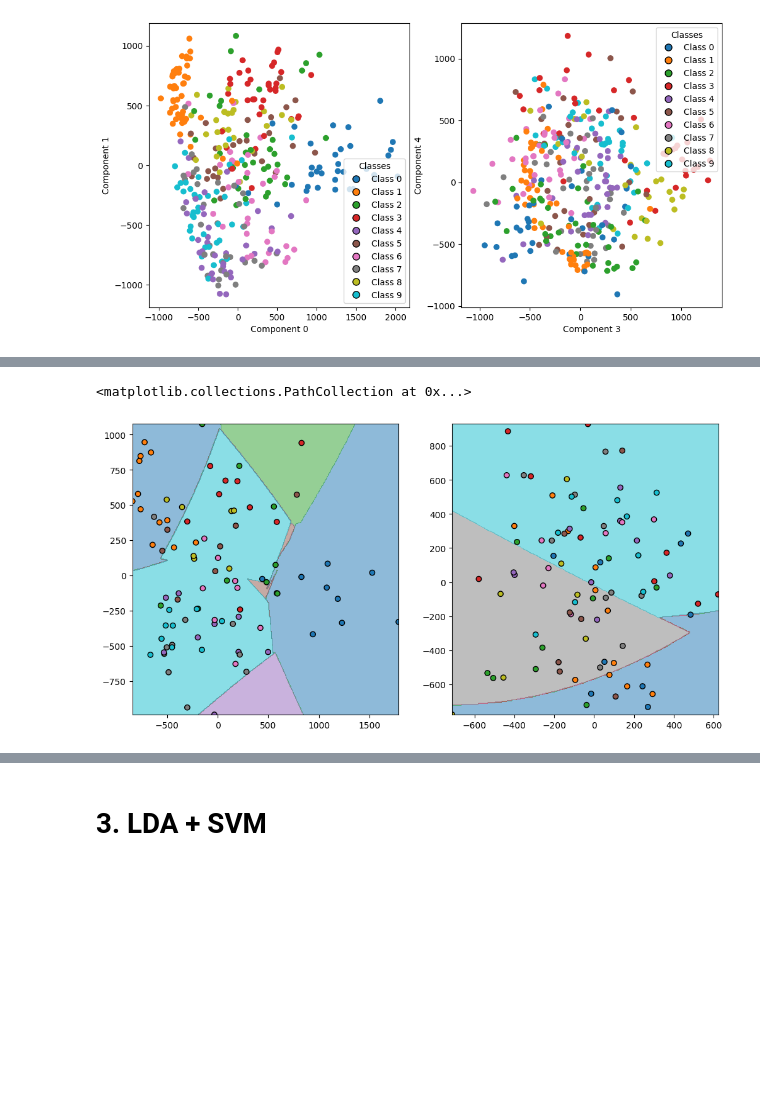
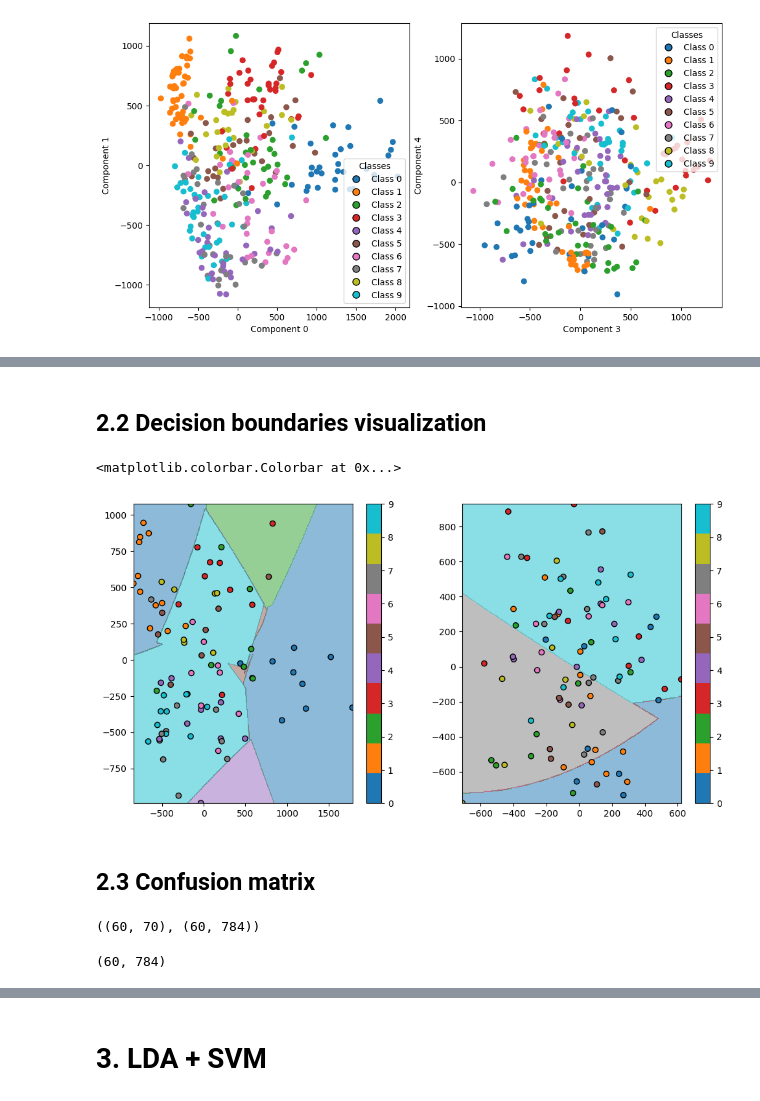
Before and after one commit to pribylr/ml-svm, a Jupyter notebook: svm.ipynb, the cells around one changed output, grey strips where cells are left out. Drawn from its saved outputs; the diff is of its cells as text; code cells hidden in the pictures; blank space fills up the shorter version.

```diff
--- a/svm.ipynb
+++ b/svm.ipynb
@@ -197,15 +192,0 @@ baseline = data_viz2.mean(axis=0)
-# %%
-f1_min, f1_max = data_viz2[:, feat1].min() - 1, data_viz2[:, feat1].max() + 1
-f2_min, f2_max = data_viz2[:, feat2].min() - 1, data_viz2[:, feat2].max() + 1
-# %%
-num_points = 400  # resolution of the grid
-f1_values = np.linspace(f1_min, f1_max, num_points)
-f2_values = np.linspace(f2_min, f2_max, num_points)
-f1_grid, f2_grid = np.meshgrid(f1_values, f2_values)
-# %%
-grid_points = np.tile(baseline, (num_points * num_points, 1))  # shape = (num_points^2, 70)
-grid_points[:, feat1] = f1_grid.ravel()
-grid_points[:, feat2] = f2_grid.ravel()
-# %%
-Z = svm_viz2.predict(grid_points)
-Z = Z.reshape(f1_grid.shape)
@@ -223,3 +193,5 @@ plt.show()
+# %% [markdown]
+## 2.2 Decision boundaries visualization
 # %%
 pca_model = best_model_pca.named_steps['pca']
 pca_boundary_data = pca_model.transform(Xval)
@@ -250,13 +221,18 @@ f1_grid_2, f2_grid_2, Z_2 = get_data_decision_boundary(ax2_feature1, ax2_feature
 # %%
 fig = plt.figure(figsize=(12,6))
 ax1 = fig.add_subplot(121)
 ax2 = fig.add_subplot(122)
 
 ax1.contourf(f1_grid_1, f2_grid_1, Z_1, alpha=0.5, cmap=plt.cm.tab10)
 ax2.contourf(f1_grid_2, f2_grid_2, Z_2, alpha=0.5, cmap=plt.cm.tab10)
 
-ax1.scatter(pca_boundary_data[:, ax1_feature1], pca_boundary_data[:, ax1_feature2], c=yval, edgecolor='k', cmap=plt.cm.tab10)
-ax2.scatter(pca_boundary_data[:, ax2_feature1], pca_boundary_data[:, ax2_feature2], c=yval, edgecolor='k', cmap=plt.cm.tab10)
+sc1 = ax1.scatter(pca_boundary_data[:, ax1_feature1], pca_boundary_data[:, ax1_feature2], c=yval, edgecolor='k', cmap=plt.cm.tab10)
+sc2 = ax2.scatter(pca_boundary_data[:, ax2_feature1], pca_boundary_data[:, ax2_feature2], c=yval, edgecolor='k', cmap=plt.cm.tab10)
+
+plt.colorbar(sc1, ax=ax1)
+plt.colorbar(sc2, ax=ax2)
 # %% [output]
-<matplotlib.collections.PathCollection at 0x...>
+<matplotlib.colorbar.Colorbar at 0x...>
-[figure, old version]
+[figure, new version]
+# %% [markdown]
+## 2.3 Confusion matrix
@@ -262,0 +243,4 @@ ax2.scatter(pca_boundary_data[:, ax2_feature1], pca_boundary_data[:, ax2_feature
+# %%
+Xtest_pca.shape, Xtest.shape
+# %% [output]
+((60, 70), (60, 784))
@@ -262,0 +251,4 @@ ax2.scatter(pca_boundary_data[:, ax2_feature1], pca_boundary_data[:, ax2_feature
+# %%
+Xtest.shape
+# %% [output]
+(60, 784)
```
Also changed, not shown: parts of 10 cells of this notebook.
